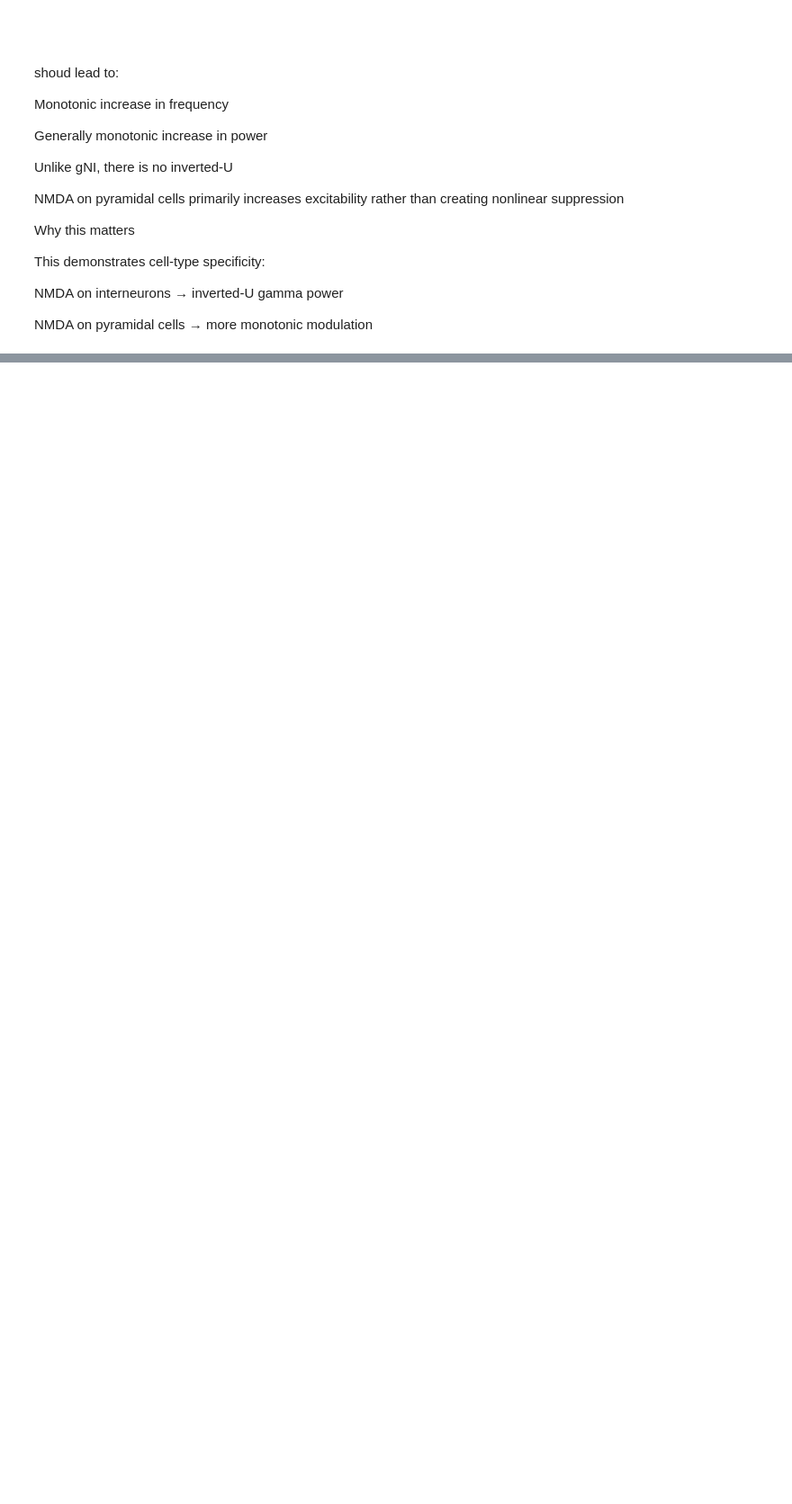
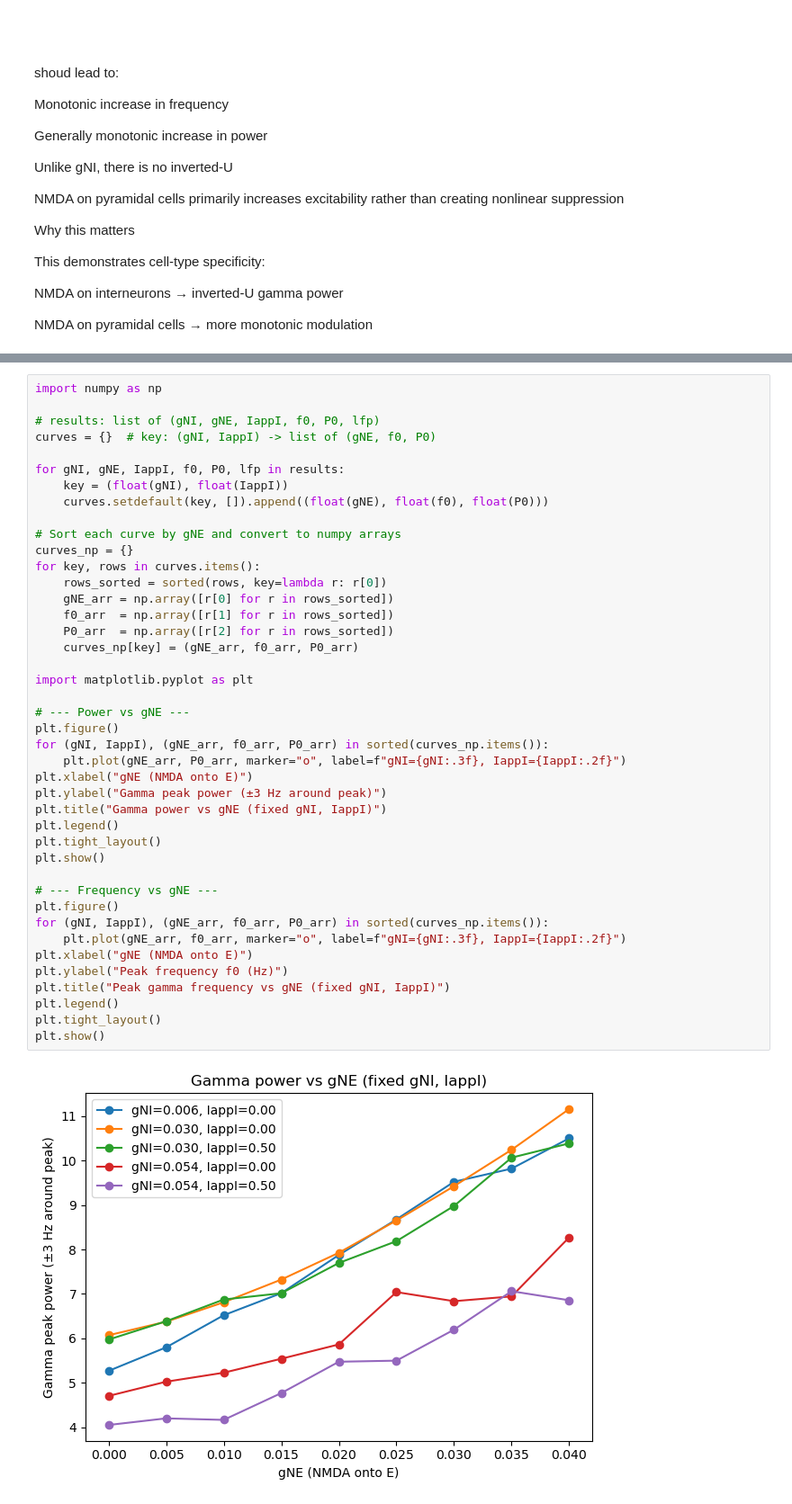
Before and after one commit to alessandrodipiano/brain-modelling-project, a Jupyter notebook: NMDA conductance and cortical oscillations in schizophrenia/notebooks/run_model.ipynb, the cells around one changed output, grey strips where cells are left out. Shown at 90% size. Drawn from its saved outputs; the diff is of its cells as text; blank space fills up the shorter version.

Commit message:
added second plots of the paper

```diff
--- a/NMDA conductance and cortical oscillations in schizophrenia/notebooks/run_model.ipynb
+++ b/NMDA conductance and cortical oscillations in schizophrenia/notebooks/run_model.ipynb
@@ -262,0 +293,44 @@ NMDA on pyramidal cells → more monotonic modulation
+# %%
+import numpy as np
+
+# results: list of (gNI, gNE, IappI, f0, P0, lfp)
+curves = {}  # key: (gNI, IappI) -> list of (gNE, f0, P0)
+
+for gNI, gNE, IappI, f0, P0, lfp in results:
+    key = (float(gNI), float(IappI))
+    curves.setdefault(key, []).append((float(gNE), float(f0), float(P0)))
+
+# Sort each curve by gNE and convert to numpy arrays
+curves_np = {}
+for key, rows in curves.items():
+    rows_sorted = sorted(rows, key=lambda r: r[0])
+    gNE_arr = np.array([r[0] for r in rows_sorted])
+    f0_arr  = np.array([r[1] for r in rows_sorted])
+    P0_arr  = np.array([r[2] for r in rows_sorted])
+    curves_np[key] = (gNE_arr, f0_arr, P0_arr)
+
+import matplotlib.pyplot as plt
+
+# --- Power vs gNE ---
+plt.figure()
+for (gNI, IappI), (gNE_arr, f0_arr, P0_arr) in sorted(curves_np.items()):
+    plt.plot(gNE_arr, P0_arr, marker="o", label=f"gNI={gNI:.3f}, IappI={IappI:.2f}")
+plt.xlabel("gNE (NMDA onto E)")
+plt.ylabel("Gamma peak power (±3 Hz around peak)")
+plt.title("Gamma power vs gNE (fixed gNI, IappI)")
+plt.legend()
+plt.tight_layout()
+plt.show()
+
+# --- Frequency vs gNE ---
+plt.figure()
+for (gNI, IappI), (gNE_arr, f0_arr, P0_arr) in sorted(curves_np.items()):
+    plt.plot(gNE_arr, f0_arr, marker="o", label=f"gNI={gNI:.3f}, IappI={IappI:.2f}")
+plt.xlabel("gNE (NMDA onto E)")
+plt.ylabel("Peak frequency f0 (Hz)")
+plt.title("Peak gamma frequency vs gNE (fixed gNI, IappI)")
+plt.legend()
+plt.tight_layout()
+plt.show()
+# %% [output]
+[figure, added]
```
Also changed, not shown: parts of 4 cells of this notebook, 1 other file.
